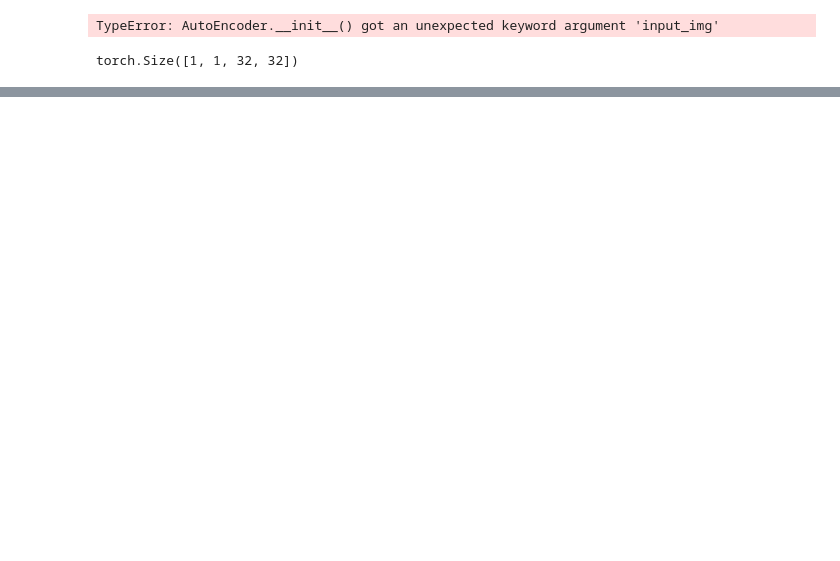
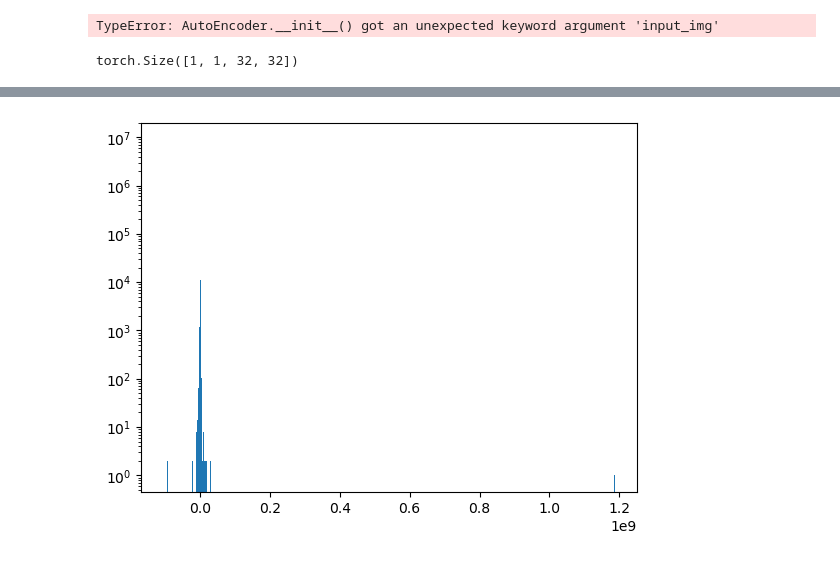
Before and after one commit to simenhu/fdtd, a Jupyter notebook: cortical/PlayWithModel.ipynb, the cells around one changed output, grey strips where cells are left out. Saved outputs shown, nothing was run; the diff lists cells and outputs as text; code cells hidden in the pictures; blank space fills up the shorter version.

```diff
--- a/cortical/PlayWithModel.ipynb
+++ b/cortical/PlayWithModel.ipynb
@@ -25,0 +120,6 @@ show(model.cc_activations[0].detach())
+# %%
+cat_img_fft = np.fft.fft2(cat_img)
+plt.hist(np.real(cat_img_fft.reshape(-1)), bins=1000, log=True)
+plt.show()
+# %% [output]
+[figure, added]
```
Also changed, not shown: parts of 17 cells of this notebook, 3 other files.
